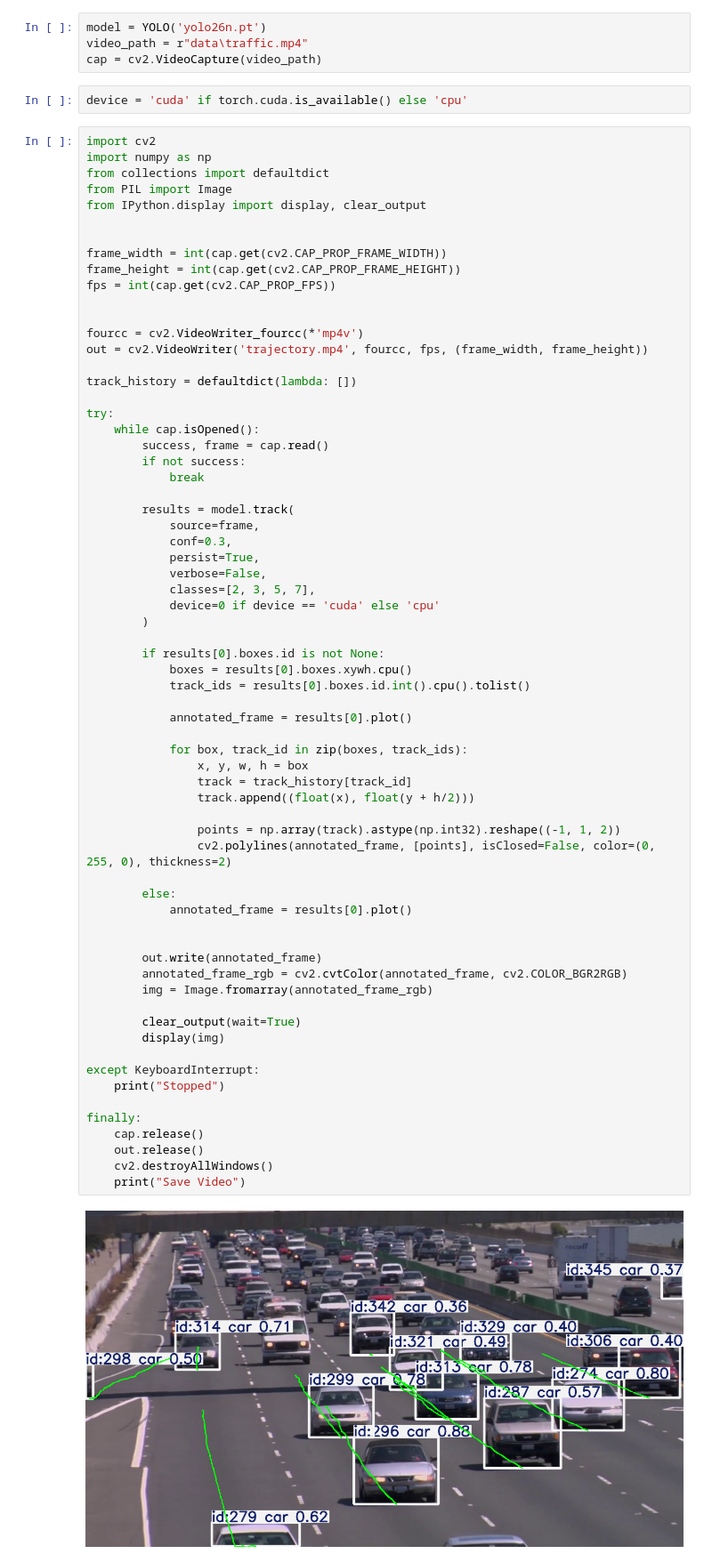
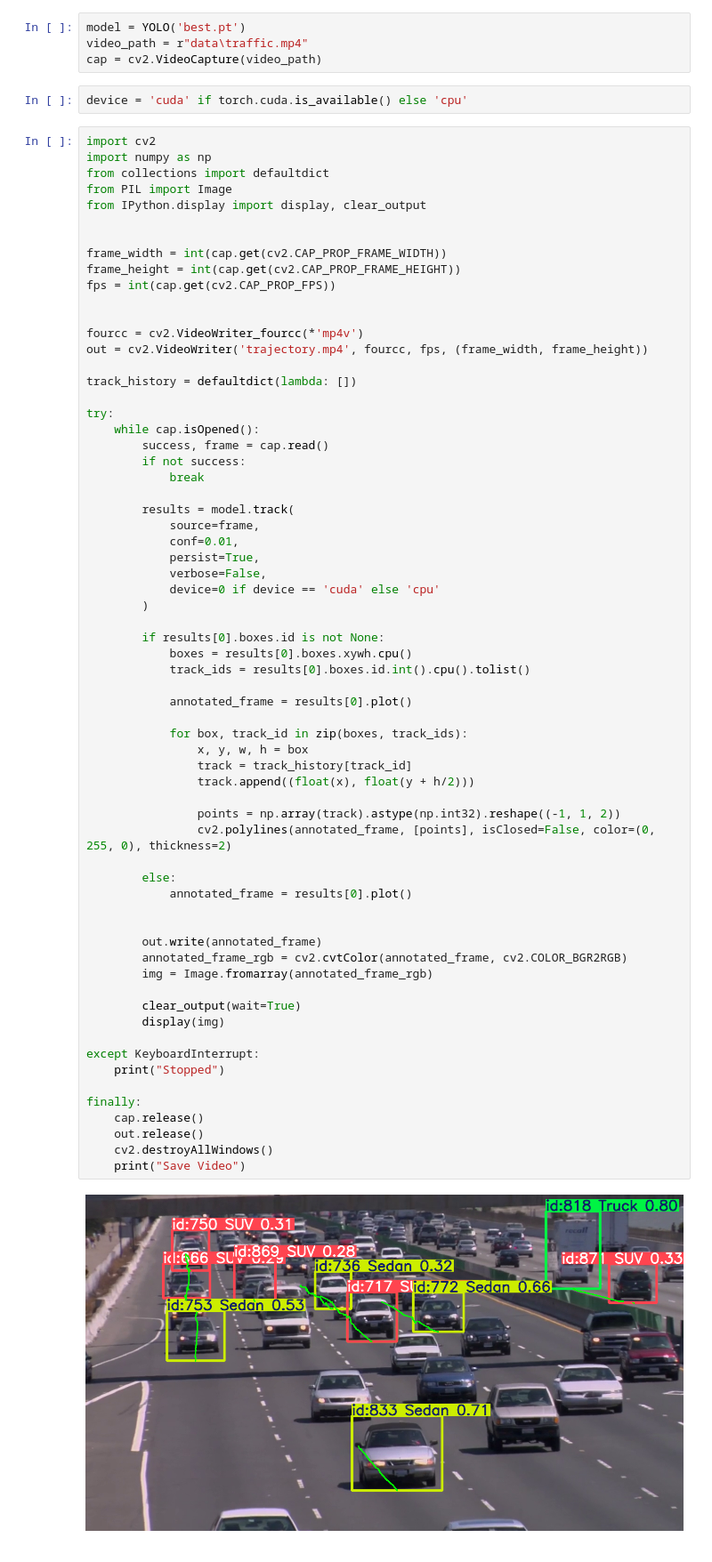
Before and after one commit to makoteq/ZSD2026-SWO, a Jupyter notebook: vUltralytics/main.ipynb, the cells around one changed output. Shown at 89% size. Drawn from its saved outputs; the diff is of its cells as text.

```diff
--- a/vUltralytics/main.ipynb
+++ b/vUltralytics/main.ipynb
@@ -70,7 +71,7 @@ Mon Mar  9 22:20:55 2026
 |    0   N/A  N/A           24112    C+G   ...\cef.win64\steamwebhelper.exe      N/A      |
 +-----------------------------------------------------------------------------------------+
 # %%
-model = YOLO('yolo26n.pt')
+model = YOLO('best.pt')
 video_path = r"data\traffic.mp4"
 cap = cv2.VideoCapture(video_path)
 # %%
@@ -101,10 +102,9 @@ try:
 
         results = model.track(
             source=frame,
-            conf=0.3,
+            conf=0.01,
             persist=True,
             verbose=False,
-            classes=[2, 3, 5, 7],
             device=0 if device == 'cuda' else 'cpu'
         )
 
@@ -115,32 +115,32 @@ try:
             annotated_frame = results[0].plot()
 
             for box, track_id in zip(boxes, track_ids):
                 x, y, w, h = box
                 track = track_history[track_id]
                 track.append((float(x), float(y + h/2)))
 
                 points = np.array(track).astype(np.int32).reshape((-1, 1, 2))
                 cv2.polylines(annotated_frame, [points], isClosed=False, color=(0, 255, 0), thickness=2)
 
         else:
             annotated_frame = results[0].plot()
 
 
         out.write(annotated_frame)
         annotated_frame_rgb = cv2.cvtColor(annotated_frame, cv2.COLOR_BGR2RGB)
         img = Image.fromarray(annotated_frame_rgb)
 
         clear_output(wait=True)
         display(img)
 
 except KeyboardInterrupt:
     print("Stopped")
 
 finally:
     cap.release()
     out.release()
     cv2.destroyAllWindows()
     print("Save Video")
 # %% [output]
-[figure, old version]
+[figure, new version]
 Save Video
```
Also changed, not shown: parts of 1 cell of this notebook, 2 other files.
